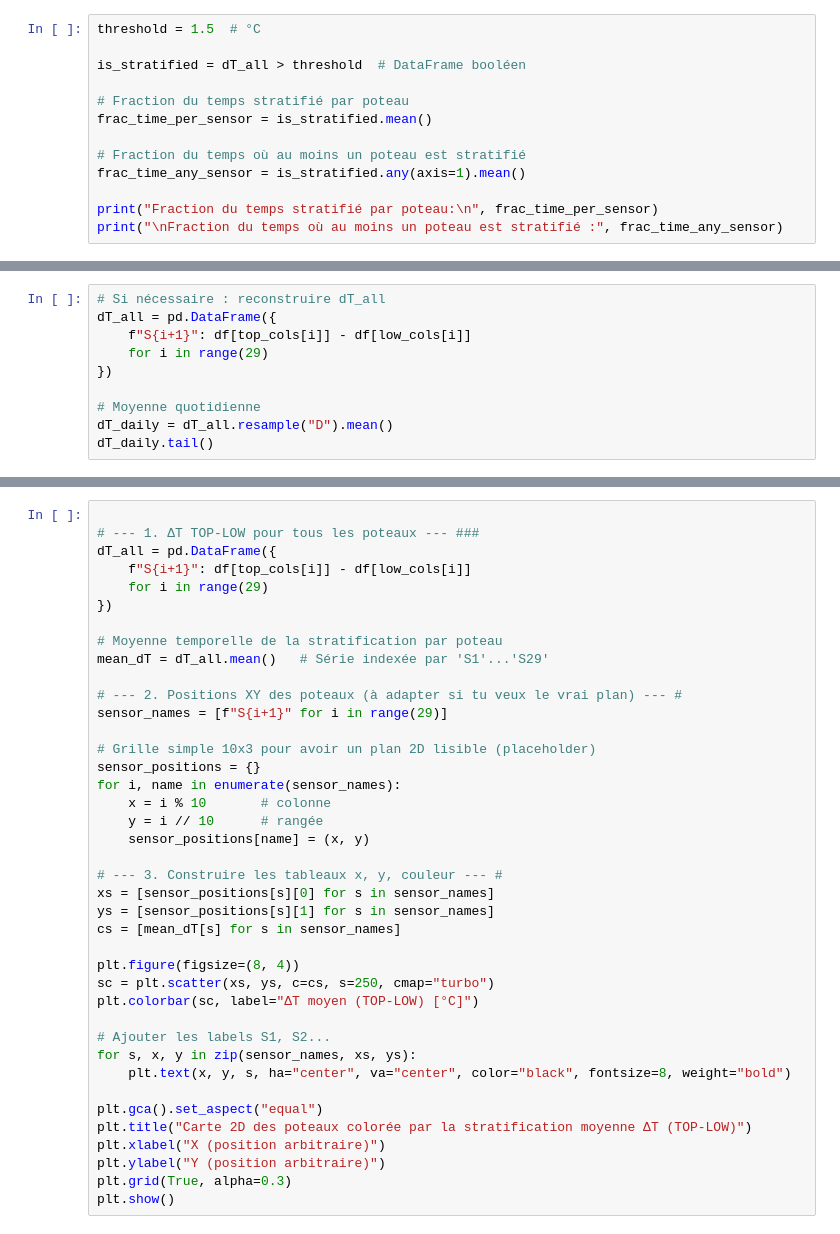
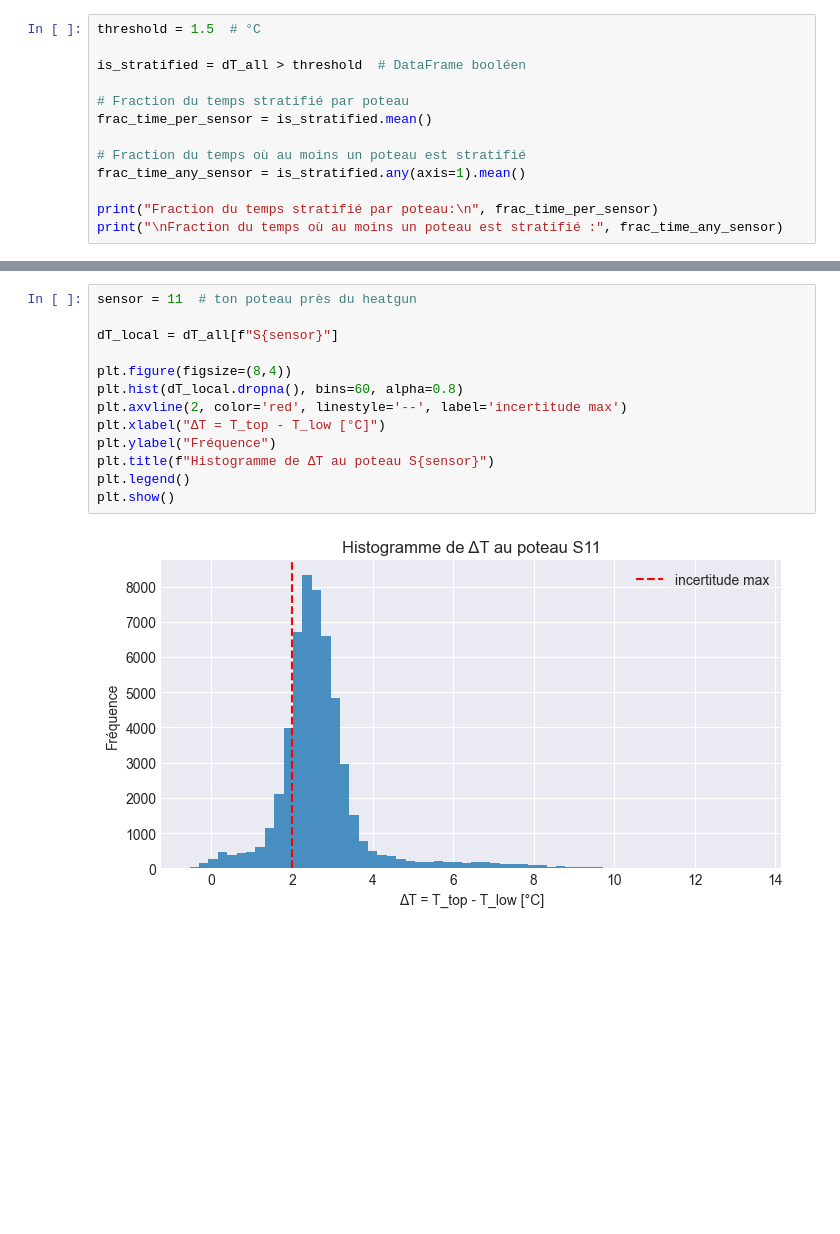
Before and after one commit to simont14/Analyse_donnees_TT, a Jupyter notebook: notebooks/01_stratification.ipynb, the cells around one changed output, grey strips where cells are left out. Cells and saved outputs as stored; diff of their text form; blank space fills up the shorter version.

Commit message:
strat_pas_pire

```diff
--- a/notebooks/01_stratification.ipynb
+++ b/notebooks/01_stratification.ipynb
@@ -133,10 +108,0 @@ plt.show()
-# %%
-# Si nécessaire : reconstruire dT_all
-dT_all = pd.DataFrame({
-    f"S{i+1}": df[top_cols[i]] - df[low_cols[i]]
-    for i in range(29)
-})
-
-# Moyenne quotidienne
-dT_daily = dT_all.resample("D").mean()
-dT_daily.tail()
@@ -176,40 +109,15 @@ plt.show()
-# %%
-
-# --- 1. ΔT TOP-LOW pour tous les poteaux --- ###
-dT_all = pd.DataFrame({
-    f"S{i+1}": df[top_cols[i]] - df[low_cols[i]]
-    for i in range(29)
-})
-
-# Moyenne temporelle de la stratification par poteau
-mean_dT = dT_all.mean()   # Série indexée par 'S1'...'S29'
-
-# --- 2. Positions XY des poteaux (à adapter si tu veux le vrai plan) --- #
-sensor_names = [f"S{i+1}" for i in range(29)]
-
-# Grille simple 10x3 pour avoir un plan 2D lisible (placeholder)
-sensor_positions = {}
-for i, name in enumerate(sensor_names):
-    x = i % 10       # colonne
-    y = i // 10      # rangée
-    sensor_positions[name] = (x, y)
-
-# --- 3. Construire les tableaux x, y, couleur --- #
-xs = [sensor_positions[s][0] for s in sensor_names]
-ys = [sensor_positions[s][1] for s in sensor_names]
-cs = [mean_dT[s] for s in sensor_names]
-
-plt.figure(figsize=(8, 4))
-sc = plt.scatter(xs, ys, c=cs, s=250, cmap="turbo")
-plt.colorbar(sc, label="ΔT moyen (TOP-LOW) [°C]")
-
-# Ajouter les labels S1, S2...
-for s, x, y in zip(sensor_names, xs, ys):
-    plt.text(x, y, s, ha="center", va="center", color="black", fontsize=8, weight="bold")
-
-plt.gca().set_aspect("equal")
-plt.title("Carte 2D des poteaux colorée par la stratification moyenne ΔT (TOP-LOW)")
-plt.xlabel("X (position arbitraire)")
-plt.ylabel("Y (position arbitraire)")
-plt.grid(True, alpha=0.3)
-plt.show()
+# %%
+sensor = 11  # ton poteau près du heatgun
+
+dT_local = dT_all[f"S{sensor}"]
+
+plt.figure(figsize=(8,4))
+plt.hist(dT_local.dropna(), bins=60, alpha=0.8)
+plt.axvline(2, color='red', linestyle='--', label='incertitude max')
+plt.xlabel("ΔT = T_top - T_low [°C]")
+plt.ylabel("Fréquence")
+plt.title(f"Histogramme de ΔT au poteau S{sensor}")
+plt.legend()
+plt.show()
+# %% [output]
+[figure, added]
```
Also changed, not shown: parts of 5 cells of this notebook.
